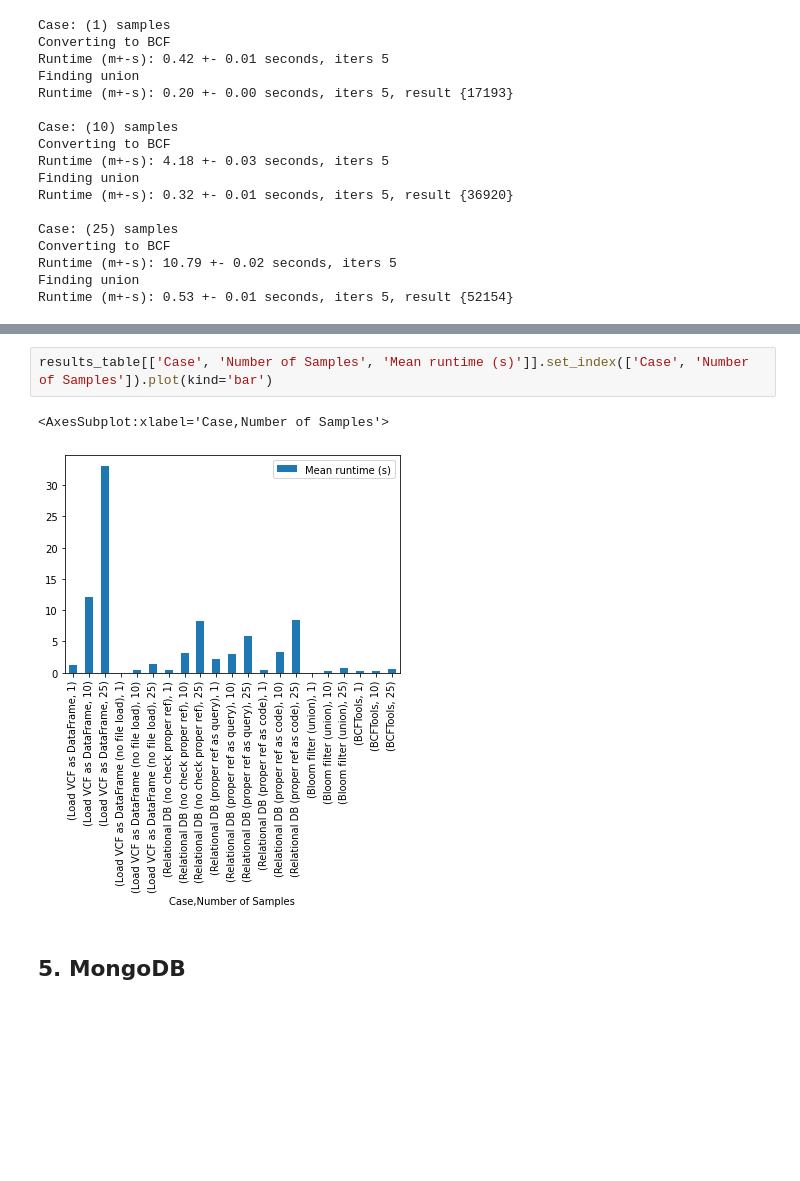
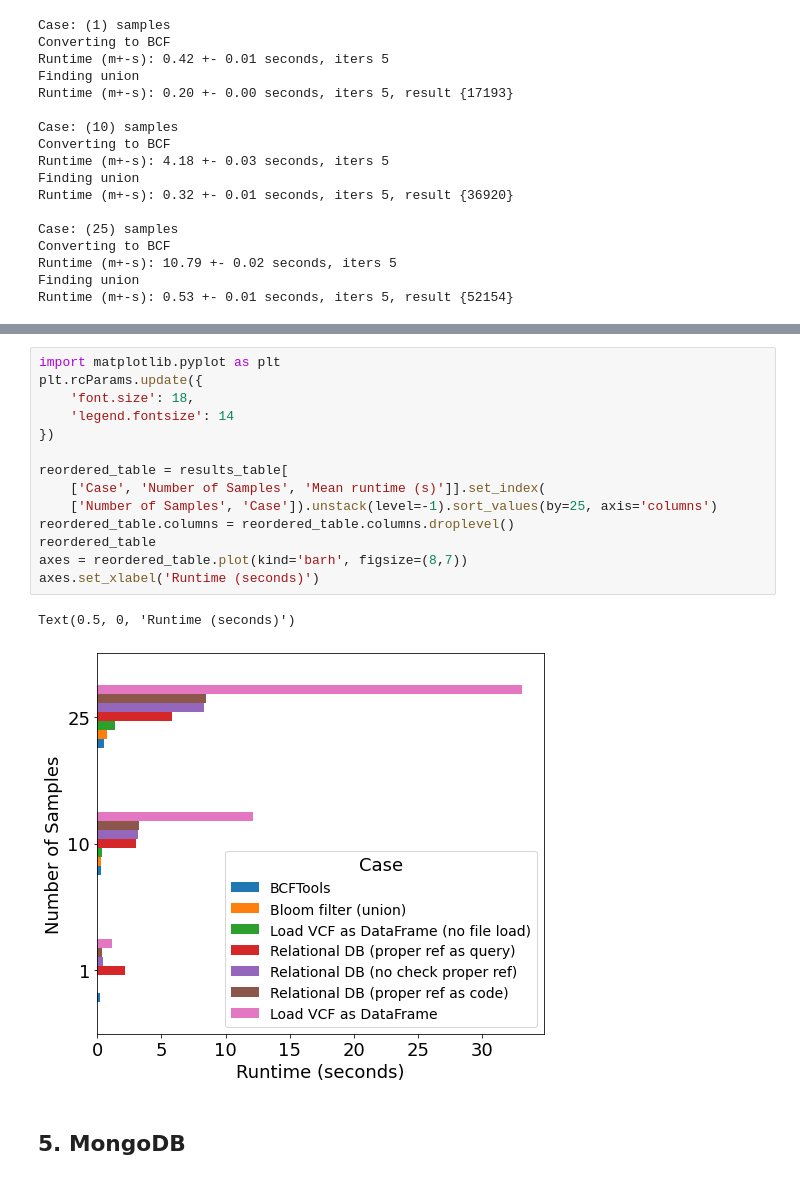
Before and after one commit to apetkau/thesis-data-simulation, a Jupyter notebook: jackalope/salmonella/test-load-vcf/test-load.ipynb, the cells around one changed output, grey strips where cells are left out. Drawn from its saved outputs; the diff is of its cells as text; blank space fills up the shorter version.

Commit message:
Adding figure

```diff
--- a/jackalope/salmonella/test-load-vcf/test-load.ipynb
+++ b/jackalope/salmonella/test-load-vcf/test-load.ipynb
@@ -443,10 +443,22 @@ results_table
 | 18 | BCFTools | 1 | 5 | 0.197820 | 0.004498 | 17193 |
 | 19 | BCFTools | 10 | 5 | 0.323941 | 0.013325 | 36920 |
 | 20 | BCFTools | 25 | 5 | 0.526879 | 0.008133 | 52154 |
-# %%
-results_table[['Case', 'Number of Samples', 'Mean runtime (s)']].set_index(['Case', 'Number of Samples']).plot(kind='bar')
-# %% [output]
-<AxesSubplot:xlabel='Case,Number of Samples'>
-[figure, removed]
+# %%
+import matplotlib.pyplot as plt
+plt.rcParams.update({
+    'font.size': 18,
+    'legend.fontsize': 14
+})
+
+reordered_table = results_table[
+    ['Case', 'Number of Samples', 'Mean runtime (s)']].set_index(
+    ['Number of Samples', 'Case']).unstack(level=-1).sort_values(by=25, axis='columns')
+reordered_table.columns = reordered_table.columns.droplevel()
+reordered_table
+axes = reordered_table.plot(kind='barh', figsize=(8,7))
+axes.set_xlabel('Runtime (seconds)')
+# %% [output]
+Text(0.5, 0, 'Runtime (seconds)')
+[figure, added]
 # %% [markdown]
 ## 5. MongoDB
```
